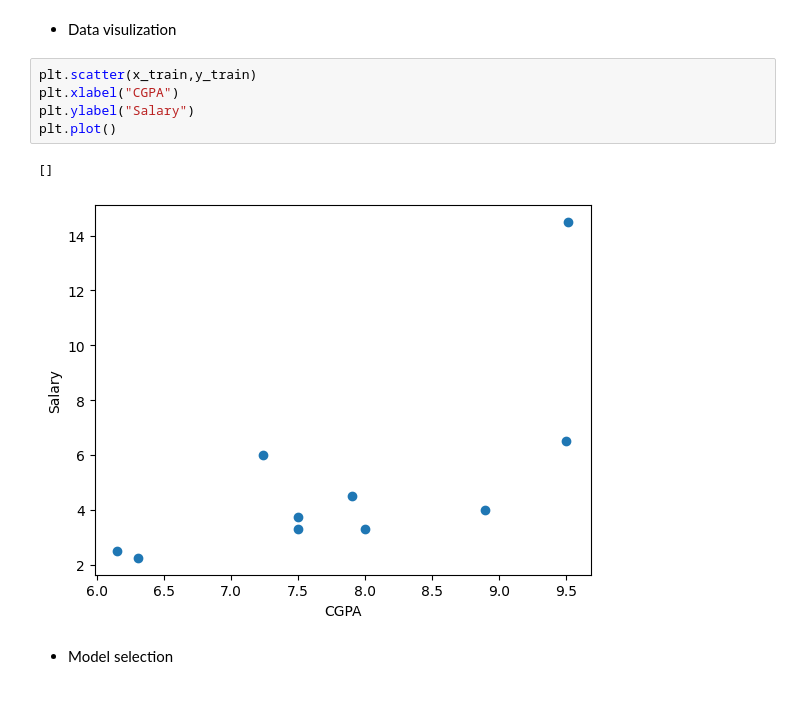
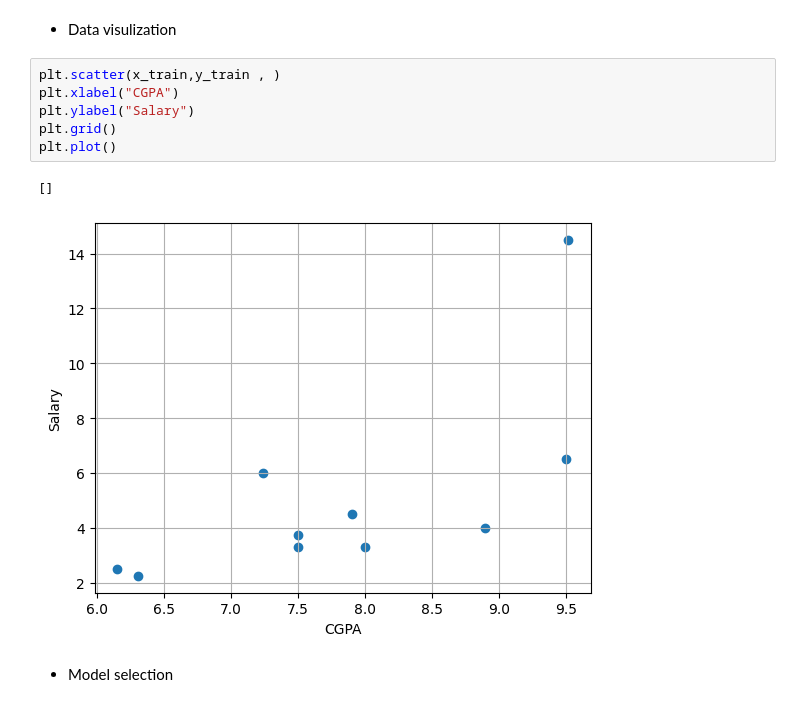
Before and after one commit to yashkarambe/Machine_learning, a Jupyter notebook: Linear_Regression/Polynomial_regression.ipynb, the cells around one changed output. Drawn from its saved outputs; the diff is of its cells as text.

```diff
--- a/Linear_Regression/Polynomial_regression.ipynb
+++ b/Linear_Regression/Polynomial_regression.ipynb
@@ -20,13 +20,14 @@ x_train , x_test , y_train , y_test = train_test_split(x , y , test_size=0.2 , r
 # %% [markdown]
 * Data visulization
 # %%
-plt.scatter(x_train,y_train)
+plt.scatter(x_train,y_train , )
 plt.xlabel("CGPA")
 plt.ylabel("Salary")
+plt.grid()
 plt.plot()
 # %% [output]
 []
-[figure, old version]
+[figure, new version]
 # %% [markdown]
 * Model selection
 # %%
```
Also changed, not shown: parts of 7 cells of this notebook, 1 other file.
